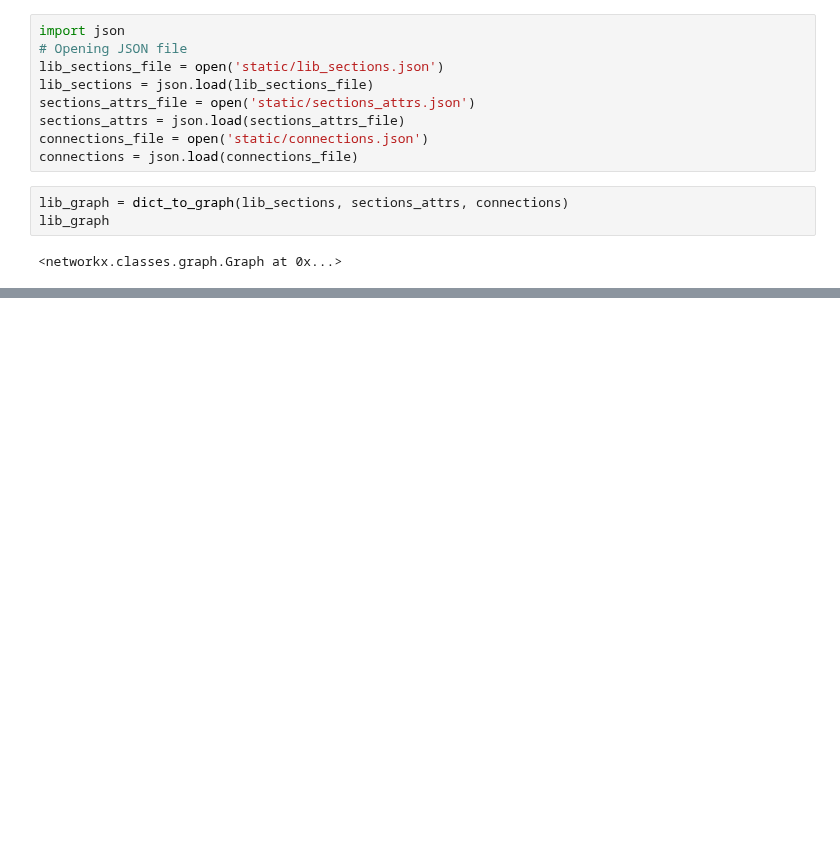
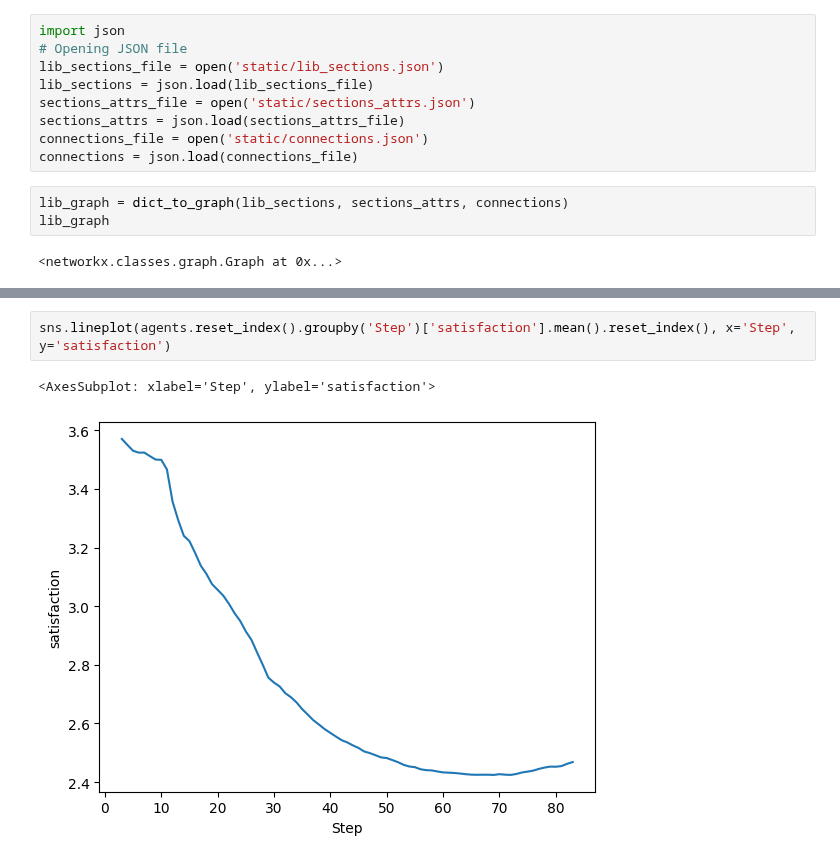
Before and after one commit to chriskbs/DSA3101, a Jupyter notebook: simulation-test.ipynb, the cells around one changed output, grey strips where cells are left out. Saved outputs shown, nothing was run; the diff lists cells and outputs as text; blank space fills up the shorter version.

```diff
--- a/simulation-test.ipynb
+++ b/simulation-test.ipynb
@@ -109,3 +115,8 @@ agents
+# %%
+sns.lineplot(agents.reset_index().groupby('Step')['satisfaction'].mean().reset_index(), x='Step', y='satisfaction')
+# %% [output]
+<AxesSubplot: xlabel='Step', ylabel='satisfaction'>
+[figure, added]
 # %%
 agents['satisfaction'].describe()
 # %% [output]
```
Also changed, not shown: parts of 10 cells of this notebook.
